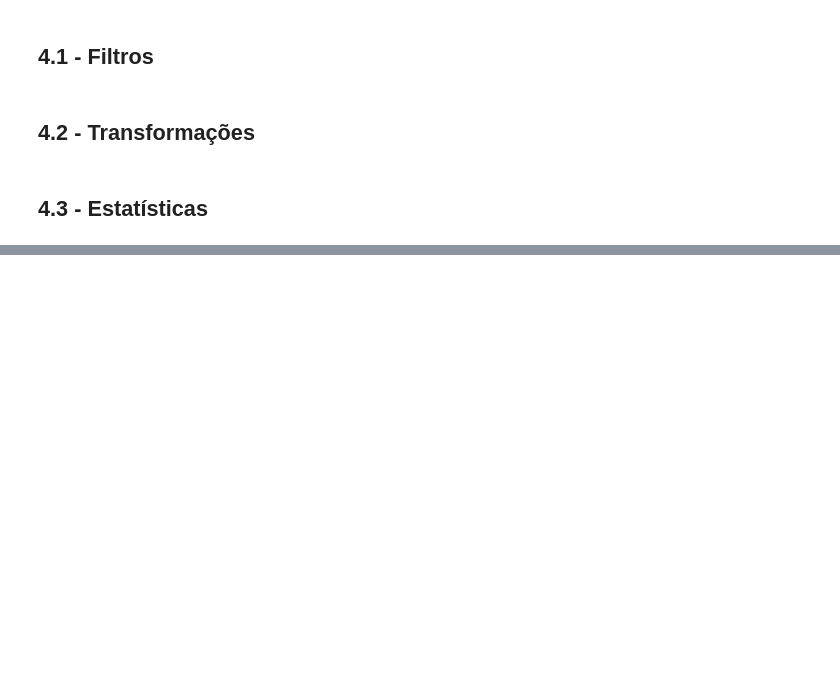
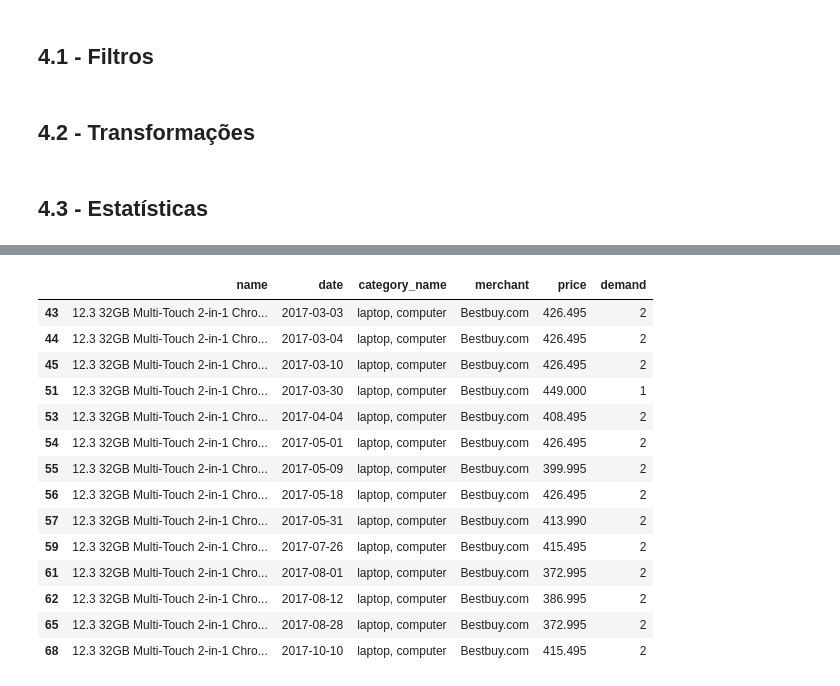
Before and after one commit to luc457x/CDS-ElasticidadeDePreco, a Jupyter notebook: notebook.ipynb, the cells around one changed output, grey strips where cells are left out. Cells and saved outputs as stored; diff of their text form; code cells hidden in the pictures; blank space fills up the shorter version.

```diff
--- a/notebook.ipynb
+++ b/notebook.ipynb
@@ -410,3 +414,37 @@ df_ready.describe()
+# %%
+# ToDo: Melhorar a estrutura dos dicionários agrupados para facilitar a manipulação
+price_elasticity = {'merchant': {}}
+for merchant in df_ready['merchant'].unique():
+    price_elasticity['merchant'][merchant] = {'category': {}}
+    merchant_data = df_ready[df_ready['merchant'] == merchant]
+    for category in merchant_data['category_name'].unique():
+        price_elasticity['merchant'][merchant]['category'][category] = {'product': {}}
+        category_data = merchant_data[merchant_data['category_name'] == category]
+        for product in category_data['name'].unique():
+            product_data = category_data[category_data['name'] == product]
+            price_elasticity['merchant'][merchant]['category'][category]['product'][product] = product_data
+# %%
+df = pd.json_normalize(price_elasticity['merchant']['Bestbuy.com']['category']['laptop, computer'])
+df.reset_index(inplace=True)
+df.rename(columns={'index': 'product'}, inplace=True)
+# %%
+df.iloc[0][3]
+# %% [output]
+|  | name | date | category_name | merchant | price | demand |
+| 43 | 12.3 32GB Multi-Touch 2-in-1 Chro... | 2017-03-03 | laptop, computer | Bestbuy.com | 426.495 | 2 |
+| 44 | 12.3 32GB Multi-Touch 2-in-1 Chro... | 2017-03-04 | laptop, computer | Bestbuy.com | 426.495 | 2 |
+| 45 | 12.3 32GB Multi-Touch 2-in-1 Chro... | 2017-03-10 | laptop, computer | Bestbuy.com | 426.495 | 2 |
+| 51 | 12.3 32GB Multi-Touch 2-in-1 Chro... | 2017-03-30 | laptop, computer | Bestbuy.com | 449.000 | 1 |
+| 53 | 12.3 32GB Multi-Touch 2-in-1 Chro... | 2017-04-04 | laptop, computer | Bestbuy.com | 408.495 | 2 |
+| 54 | 12.3 32GB Multi-Touch 2-in-1 Chro... | 2017-05-01 | laptop, computer | Bestbuy.com | 426.495 | 2 |
+| 55 | 12.3 32GB Multi-Touch 2-in-1 Chro... | 2017-05-09 | laptop, computer | Bestbuy.com | 399.995 | 2 |
+| 56 | 12.3 32GB Multi-Touch 2-in-1 Chro... | 2017-05-18 | laptop, computer | Bestbuy.com | 426.495 | 2 |
+| 57 | 12.3 32GB Multi-Touch 2-in-1 Chro... | 2017-05-31 | laptop, computer | Bestbuy.com | 413.990 | 2 |
+| 59 | 12.3 32GB Multi-Touch 2-in-1 Chro... | 2017-07-26 | laptop, computer | Bestbuy.com | 415.495 | 2 |
+| 61 | 12.3 32GB Multi-Touch 2-in-1 Chro... | 2017-08-01 | laptop, computer | Bestbuy.com | 372.995 | 2 |
+| 62 | 12.3 32GB Multi-Touch 2-in-1 Chro... | 2017-08-12 | laptop, computer | Bestbuy.com | 386.995 | 2 |
+| 65 | 12.3 32GB Multi-Touch 2-in-1 Chro... | 2017-08-28 | laptop, computer | Bestbuy.com | 372.995 | 2 |
+| 68 | 12.3 32GB Multi-Touch 2-in-1 Chro... | 2017-10-10 | laptop, computer | Bestbuy.com | 415.495 | 2 |
 # %%
 x = sm.add_constant(df_ready['price'])
 y = df_ready['demand']
```
Also changed, not shown: parts of 9 cells of this notebook.
